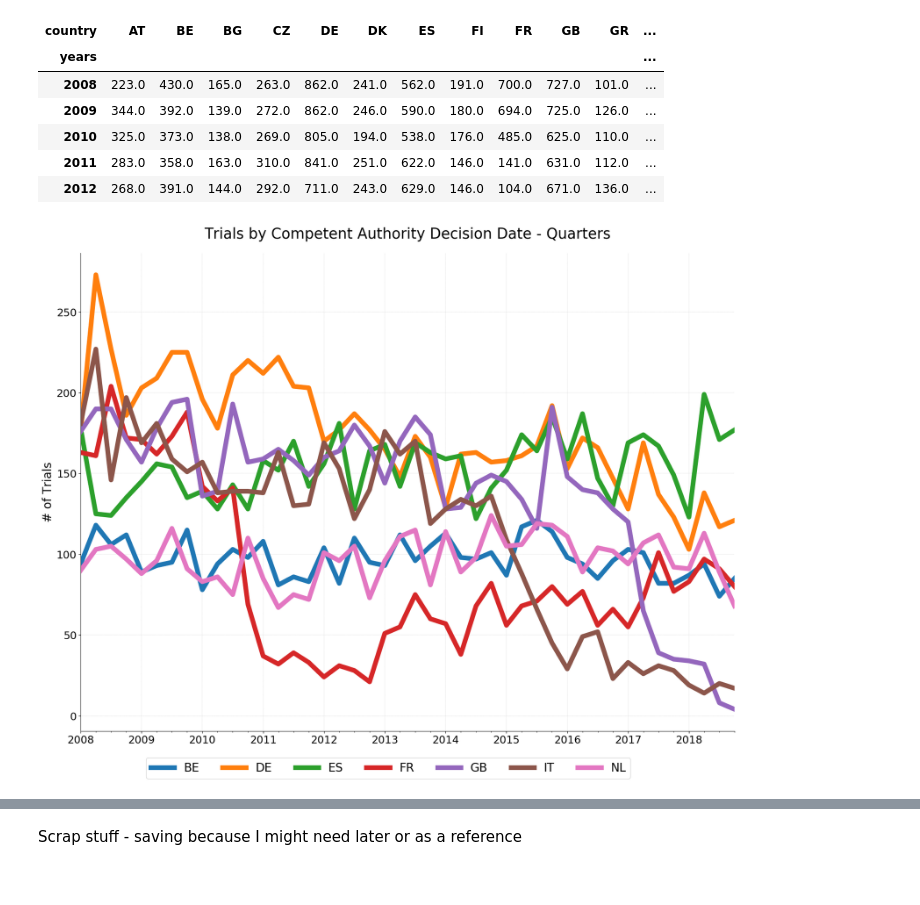
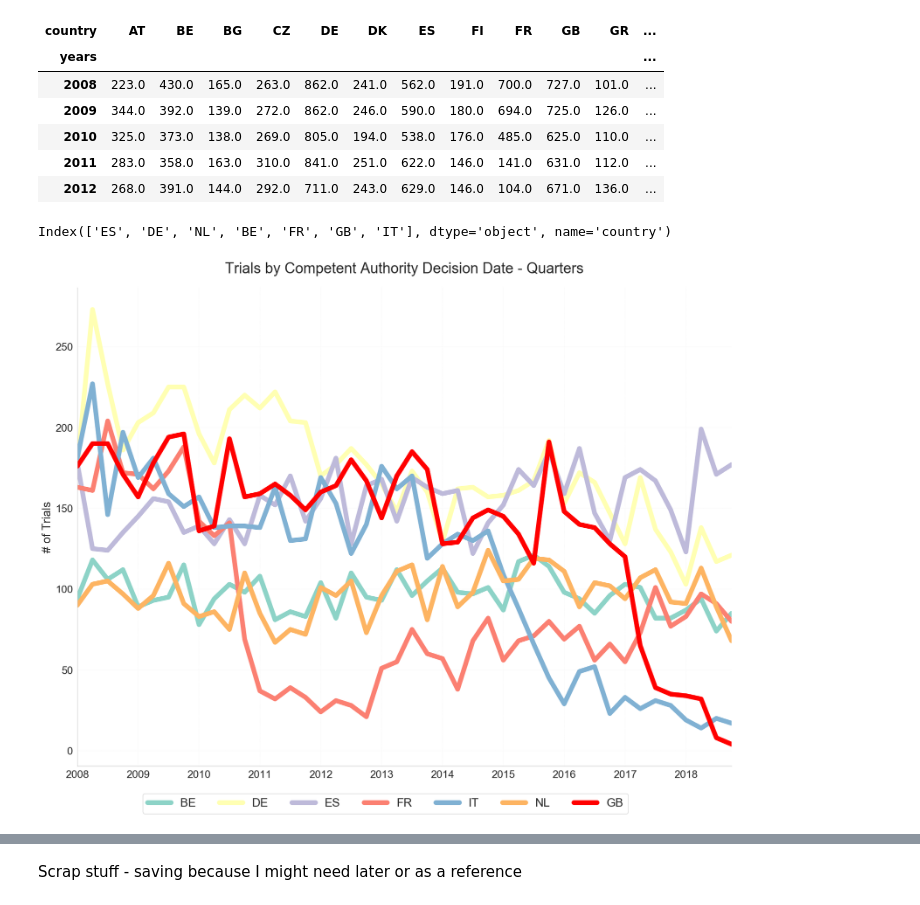
Before and after one commit to ebmdatalab/euctr_country_level_analysis, a Jupyter notebook: EUCTR Trends/Time Trends.ipynb, the cells around one changed output, grey strips where cells are left out. Drawn from its saved outputs; the diff is of its cells as text; code cells hidden in the pictures.

Commit message:
Remove area plots, add line plot with GB as big red line

```diff
--- a/EUCTR Trends/Time Trends.ipynb
+++ b/EUCTR Trends/Time Trends.ipynb
@@ -54,6 +59,8 @@ Name: eudract_number, dtype: int64
 
 def process_data(data, quarters=False, small_filter=False, small_def=1000, thrd_filter=False, p1_filter=True):
     excluded_list = []
+    start_quarter = pd.to_datetime('2008-01').to_period('Q')
+    end_quarter = pd.to_datetime('2019-01').to_period('Q')
     if small_filter:
         trial_counts = data['eudract_number'].groupby(data.trial_location).count()
         x = list(trial_counts[trial_counts < small_def].index)
@@ -78,8 +85,8 @@ def process_data(data, quarters=False, small_filter=False, small_def=1000, thrd_
     combined.columns = ['cad', 'ethics', 'entered']
     if quarters:
         combined.index.names = ['country', 'quarters']
-        combined = combined.query('quarters < 2019')
-        combined = combined.query('quarters >= 2008')
+        combined = combined.query('quarters < @end_quarter')
+        combined = combined.query('quarters >= @start_quarter')
         time_i = combined.index.get_level_values(1)
     elif not quarters:
         combined.index.names = ['country', 'years']
@@ -140,18 +150,36 @@ included = which_countries(april_19, 4000)
+# %%
+df.columns
+# %% [output]
+Index(['ES', 'DE', 'NL', 'BE', 'FR', 'GB', 'IT'], dtype='object', name='country')
 # %%
+# Reorder the columns by count in the last year
+df = pivoted_cad_q[included]
+cols = list(df.columns)
+
+# Put GB at the top
+cols.remove("GB")
+cols.append("GB")
+df = df.reindex(cols, axis=1)
+
+colors = sns.color_palette("Set3",n_colors=len(cols))
+
+
+colors[cols.index('GB')] = 'r'
+
 fig, ax = plt.subplots(figsize=(20,15), dpi = 100)
-pivoted_cad_q[included].plot(ax=ax, linewidth=8)
+df.plot(ax=ax, linewidth=8, color=colors)
 plt.tick_params(axis='both', which='major', labelsize=18)
 plt.title("Trials by Competent Authority Decision Date - Quarters", pad=25, fontsize=25)
 ax.xaxis.set_label_text('')
 ax.yaxis.set_label_text('# of Trials', fontsize=20)
 ax.spines['top'].set_visible(False)
 ax.spines['right'].set_visible(False)
 ax.legend(loc=(.1,-.1), ncol = 7, fontsize = 20)
 ax.yaxis.grid(linestyle='--', linewidth=.25)
 ax.xaxis.grid(linestyle='--', linewidth=.25)
 plt.show()
 # %% [output]
-[figure, old version]
+[figure, new version]
 # %%
 fig, ax = plt.subplots(figsize=(20,15), dpi = 100)
 pivoted_cad[included].plot(ax=ax, linewidth=8)
```
Also changed, not shown: parts of 4 cells of this notebook, 1 other file.
